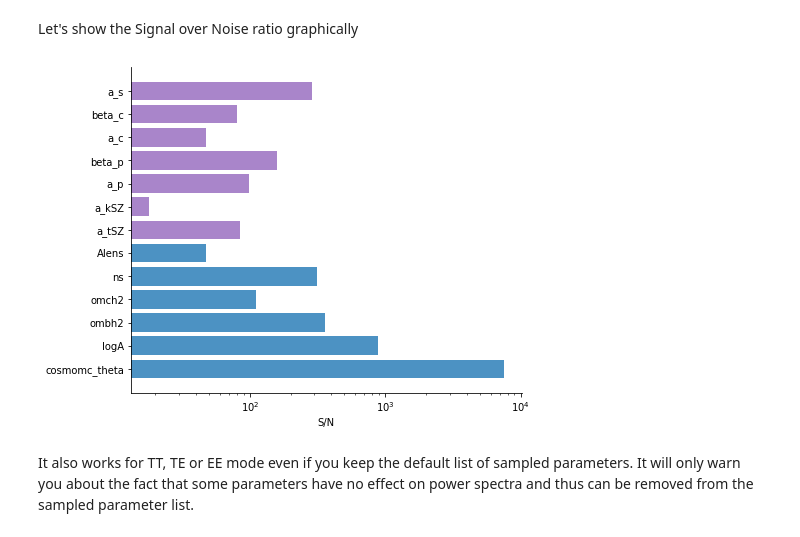
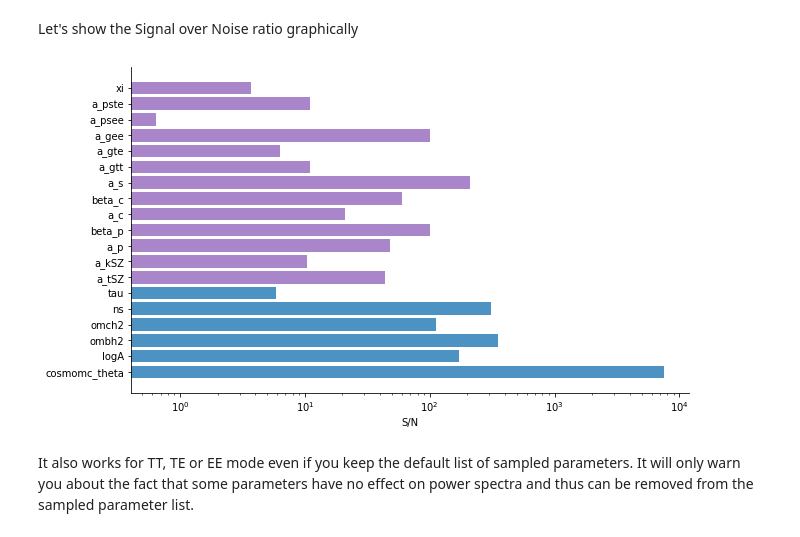
Before and after one commit to simonsobs/LAT_MFLike, a Jupyter notebook: notebooks/mflike_tutorial.ipynb, the cells around one changed output. Drawn from its saved outputs; the diff is of its cells as text; code cells hidden in the pictures.

```diff
--- a/notebooks/mflike_tutorial.ipynb
+++ b/notebooks/mflike_tutorial.ipynb
@@ -341,13 +377,24 @@ parameter values. We set the prior values to &plusmn; 10% arround the central va
 of `logA` parameter since `cobaya` will sample it but theory module will use the derivative `As` value.
 # %%
-sampled_params = {**cosmo_params, **nuisance_params}.copy()
+sampled_params = {**cosmo_params,**fg_params, **nuisance_params}.copy()
 sampled_params.update(
     {
         k: {"prior": {"min": 0.9 * v, "max": 1.1 * v}}
         for k, v in sampled_params.items()
-        if k not in ["logA", "As"]
+        if k not in ["logA", "As","bandint_shift_93","bandint_shift_145","bandint_shift_225",
+                     "alpha_93","alpha_145","alpha_225"]
     }
 )
+
+sampled_params.update(
+    {
+        k: {"prior": {"min": -0.5, "max": 0.5}}
+        for k in sampled_params.keys()
+        if k in ["bandint_shift_93","bandint_shift_145","bandint_shift_225",
+                     "alpha_93","alpha_145","alpha_225"]
+    }
+)
+
 sampled_params["logA"] = {
     "prior": {
         "min": 0.9 * cosmo_params["logA"]["value"],
@@ -377,6 +424,6 @@ mflike = model.likelihood["mflike.MFLike"]
 Given the sampled parameters, we now set the defaults value of parameters in the same order as the
 `cobaya`'s one
 # %%
-default_values = {**cosmo_params, **nuisance_params}.copy()
+default_values = {**cosmo_params,**fg_params,**nuisance_params}.copy()
 default_values["logA"] = cosmo_params["logA"]["value"]
 defaults = {k: default_values[k] for k in model.parameterization.sampled_params().keys()}
@@ -385,6 +432,6 @@ and we define the list of Fisher parameters
 # %%
 fisher_params = list(defaults.keys())
-for p in ["tau", "n_CIBC", "T_d"]:
+for p in ["Alens","T_d"]+list(nuisance_params.keys()):
     fisher_params.remove(p)
 # %% [markdown]
 For each parameter, we will compute the associated power spectra by slightly modifying the central
@@ -394,10 +441,13 @@ $C_\ell$s. The Fisher algorithm is then
 # %%
 deriv = {k: None for k in fisher_params}
 for i, p in enumerate(fisher_params):
-
+    print(i,p)
     def _get_power_spectra(epsilon):
         point = defaults.copy()
-        point.update({p: point[p] * (1 + epsilon)})
+        if point[p] != 0:
+            point.update({p: point[p] * (1 + epsilon)})
+        else:
+            point.update({p: point[p] + epsilon})
         model.logposterior(point)
         cl = model.theory["camb"].get_Cl(ell_factor=True)
         return mflike._get_power_spectra(cl, **point)
@@ -405,7 +455,10 @@ for i, p in enumerate(fisher_params):
     epsilon = 0.01
     ps_minus = _get_power_spectra(-epsilon)
     ps_plus = _get_power_spectra(+epsilon)
-    delta = (ps_plus - ps_minus) / (2 * epsilon * defaults[p])
+    if defaults[p] != 0:
+        delta = (ps_plus - ps_minus) / (2 * epsilon * defaults[p])
+    else:
+        delta = (ps_plus - ps_minus) / (2 * epsilon)
     if np.all(delta == 0):
         print(
             "WARNING: Sampling a parameter '{}' that do not have "
@@ -465,20 +544,20 @@ param: a_s, sigma: 0.010756185902031982, Fisher S/N: 288.20624970923666
 # %% [markdown]
 Let's show the Signal over Noise ratio graphically
 # %%
-plt.figure(figsize=(7, 6))
+plt.figure(figsize=(10, 6))
 SoN = [
     defaults[param_name] / param_sigma
     for param_name, param_sigma in zip(fisher_params, fisher_sigmas)
 ]
 colors = ["tab:blue" if name in cosmo_params else "tab:purple" for name in fisher_params]
 plt.barh(np.arange(len(SoN)), SoN, color=colors, alpha=0.8)
 plt.xscale("log")
 plt.xlabel("S/N")
 plt.yticks(range(len(fisher_params)), fisher_params)
 plt.gca().spines["right"].set_color(None)
 plt.gca().spines["top"].set_color(None)
 # %% [output]
-[figure, old version]
+[figure, new version]
 # %% [markdown]
 It also works for TT, TE or EE mode even if you keep the default list of sampled parameters. It will
 only warn you about the fact that some parameters have no effect on power spectra and thus can be
```
Also changed, not shown: parts of 42 cells of this notebook, 1 other file.
